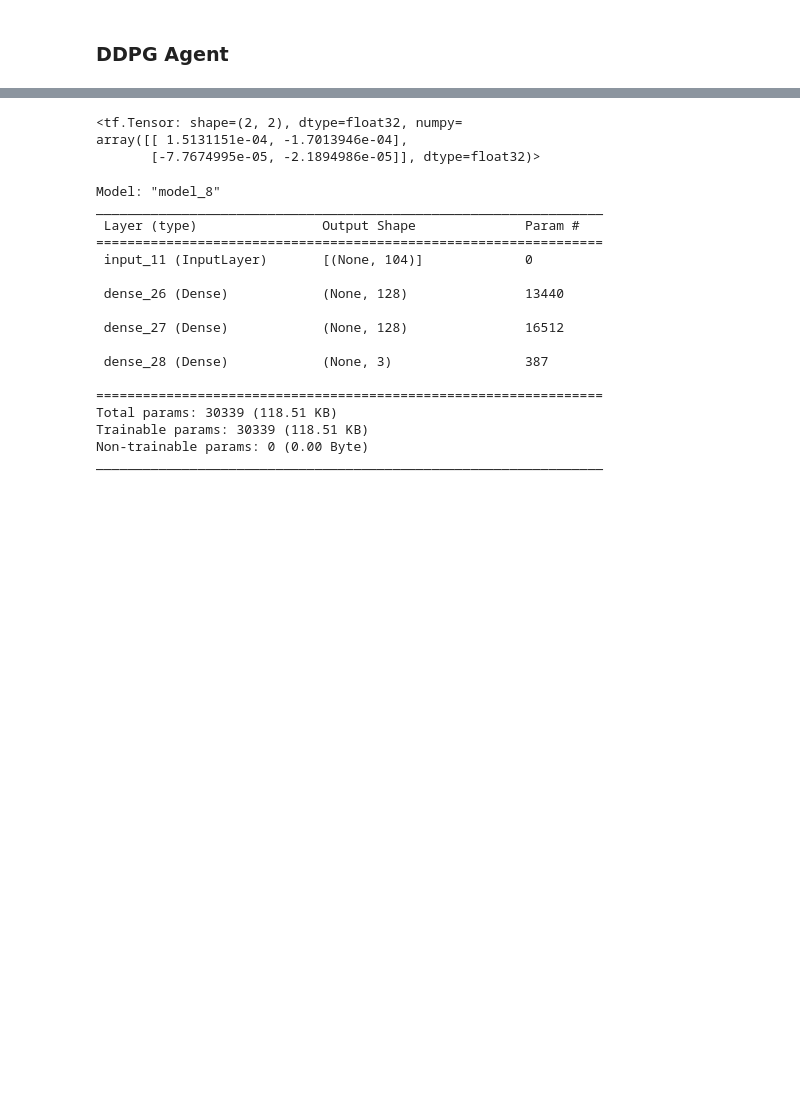
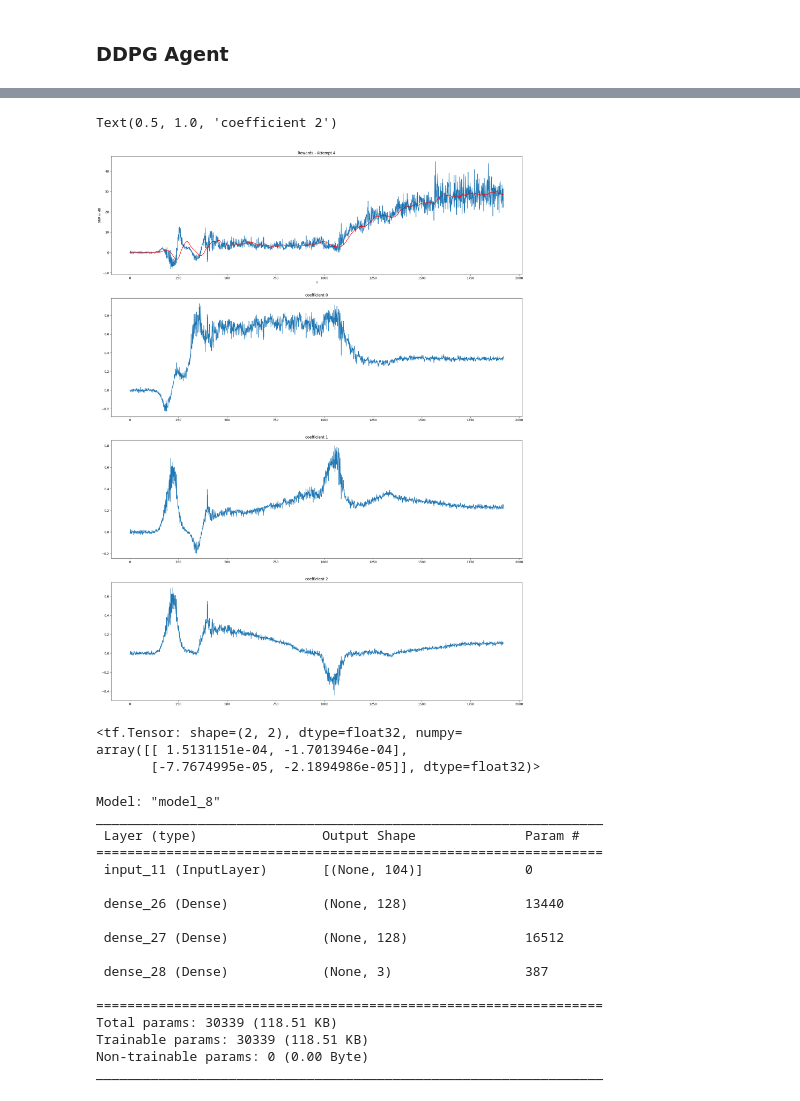
Before and after one commit to rajapaksha-rmpap/FYP, a Jupyter notebook: stage_1/notebook-stage_1.3.3.ipynb, the cells around one changed output, grey strips where cells are left out. Saved outputs shown, nothing was run; the diff lists cells and outputs as text; code cells hidden in the pictures; blank space fills up the shorter version.

Commit message:
tuned the DDPG agent to get a good training performance

```diff
--- a/stage_1/notebook-stage_1.3.3.ipynb
+++ b/stage_1/notebook-stage_1.3.3.ipynb
@@ -44,7 +52,7 @@ class ReceiverEnv(gym.Env):
     EPISODE_LENGTH  = np.inf # np.inf
     MAX_TOTAL_NUM_OF_STEPS = np.inf
 
-    def __init__(self, N:int, S:int, cut_off_freq:int, interference_center_freq:int, audio_num:int, audio_json:str = 'audio_files/audio_files.json'):
+    def __init__(self, N:int, S:int, cut_off_freq:int, interference_center_freq:int, audio_json:str = 'audio_files/audio_files.json'):
 
         super(ReceiverEnv, self).__init__()
 
@@ -64,7 +72,6 @@ class ReceiverEnv(gym.Env):
         # other parameters
         self.cut_off_freq = cut_off_freq
         self.interference_center_freq = interference_center_freq
-        self.audio_num = audio_num
         self.audio_json = audio_json
 
         # ----------------------------- Action Space -----------------------------
@@ -87,7 +94,7 @@ class ReceiverEnv(gym.Env):
         super().reset(seed=seed, options=None) # options must be forced to None
 
         # reset the counters
-        if options == 'reset_all':
+        if options is dict and 'reset_all' in options and options['reset_all'] == True:
             self.global_counter  = 0
             self.episode_counter = 0
         self.counter = 0
@@ -95,13 +102,16 @@ class ReceiverEnv(gym.Env):
 
         print('\n' + "-" * 50 + f"episode no: {self.episode_counter}" + "-" * 50)
 
-        # for each episode, choose an audio signal randomly
+        # for each episode, choose the audio signal specified by `audio_num` in the options
         with open(self.audio_json) as audio_json_file:
             train_audio_names = json.load(audio_json_file)["train"]
+        audio_num = 0 # default audio track - 'vignesh.wav'
+        if options is dict and 'audio_num' in options:
+            audio_num = options['audio_num']
 
-        i = np.random.randint(low=1, high=self.audio_num) # len(train_audio_names)
+        # i = np.random.randint(low=1, high=self.audio_num) # len(train_audio_names)
         # create the target and jammed signals
-        target_signal, jammed_signal = create_target_and_jammed_signals(train_audio_names[i], self.cut_off_freq, self.interference_center_freq, self.S)
+        target_signal, jammed_signal = create_target_and_jammed_signals(train_audio_names[audio_num], self.cut_off_freq, self.interference_center_freq, self.S)
         self.target_signal = target_signal
         self.jammed_signal = jammed_signal
 
@@ -588,3 +668,32 @@ array([0.86542463, 0.63167137, 0.61965966], dtype=float32)
+# %%
+def smoother(array, window_size=10):
+    temp = [np.average(array[:window_size])] * window_size
+    for i in range(window_size, len(array)):
+        temp.append(np.average(array[i-window_size:i]))
+    return temp
+
+# array = list(np.arange(20))
+# len(smoother(array))
+# %%
+attempt_no = 4
+fig, ax = plt.subplots(nrows=4, ncols=1, figsize=(24, 32))
+ax[0].plot(np.array(reward_history))
+ax[0].plot(smoother(reward_history, window_size=50), 'r')
+ax[0].set_title(f"Rewards - Attempt {attempt_no}")
+ax[0].set_xlabel('$n$')
+ax[0].set_ylabel('SNR in dB')
+ax[1].plot(np.array(action_history)[:, 0])
+ax[1].set_title("coefficient 0")
+ax[2].plot(np.array(action_history)[:, 1])
+ax[2].set_title("coefficient 1")
+ax[3].plot(np.array(action_history)[:, 2])
+ax[3].set_title("coefficient 2")
+# plt.plot(np.array(reward_history))
+
+# plt.savefig(f'plots/output_plot-{attempt_no} (less LNs, tanh actions, reduced buffer).jpg')
+# %% [output]
+Text(0.5, 1.0, 'coefficient 2')
+[figure, added]
 # %%
 # testing - initializers
 
```
Also changed, not shown: parts of 9 cells of this notebook.
